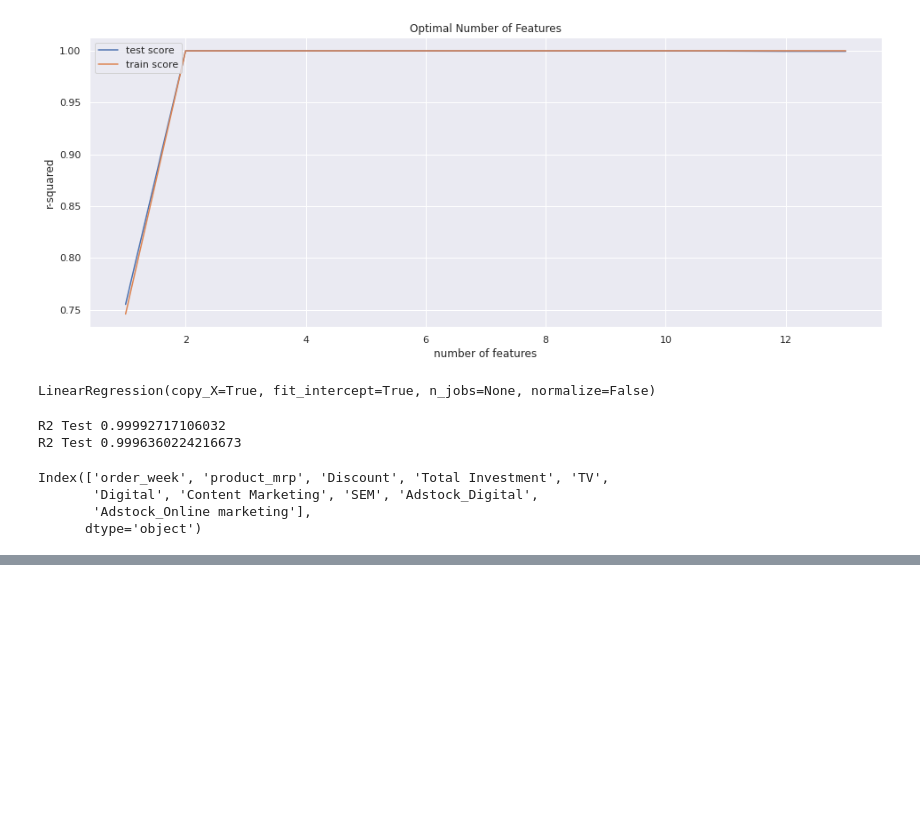
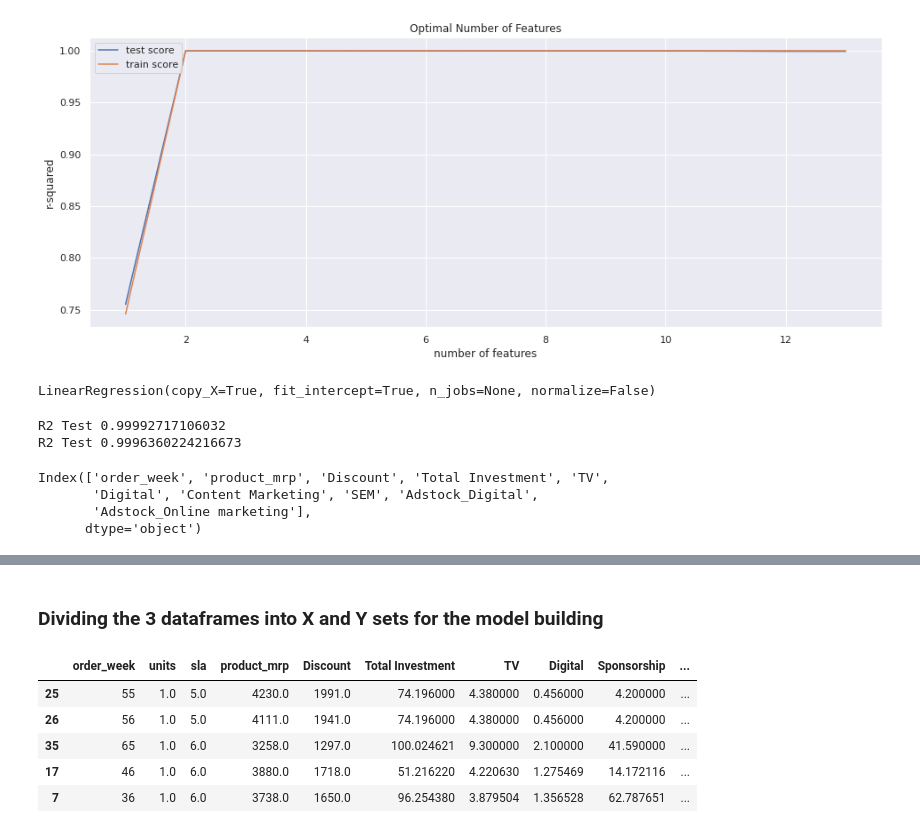
Before and after one commit to Anirudhakumar/DS-, a Jupyter notebook: MarketMixModeling.ipynb, the cells around one changed output, grey strips where cells are left out. Cells and saved outputs as stored; diff of their text form; code cells hidden in the pictures; blank space fills up the shorter version.

```diff
--- a/MarketMixModeling.ipynb
+++ b/MarketMixModeling.ipynb
@@ -1237,0 +1264,33 @@ Index(['order_week', 'product_mrp', 'Discount', 'Total Investment', 'TV',
+# %%
+from sklearn.model_selection import train_test_split
+
+# We specify this so that the train and test data set always have the same rows, respectively
+
+cameraaccessory_train, cameraaccessory_test = train_test_split(cameraaccessory_koy_df, \
+                                                               train_size = 0.7, test_size = 0.3, random_state = 100)
+
+gamingaccessory_train, gamingaccessory_test = train_test_split(gamingaccessory_koy_df, \
+                                                               train_size = 0.7, test_size = 0.3, random_state = 100)
+
+homeaudio_train, homeaudio_test = train_test_split(homeaudio_koy_df, \
+                                                               train_size = 0.7, test_size = 0.3, random_state = 100)
+# %% [markdown]
+### Dividing the 3 dataframes into X and Y sets for the model building
+# %%
+y_cameraaccessory_train = cameraaccessory_train.pop('gmv')
+X_cameraaccessory_train = cameraaccessory_train
+
+y_gamingaccessory_train = gamingaccessory_train.pop('gmv')
+X_gamingaccessory_train = gamingaccessory_train
+
+y_homeaudio_train = homeaudio_train.pop('gmv')
+X_homeaudio_train = homeaudio_train
+
+X_homeaudio_train.head()
+# %% [output]
+|  | order_week | units | sla | product_mrp | Discount | Total Investment | TV | Digital | Sponsorship | ... |
+| 25 | 55 | 1.0 | 5.0 | 4230.0 | 1991.0 | 74.196000 | 4.380000 | 0.456000 | 4.200000 | ... |
+| 26 | 56 | 1.0 | 5.0 | 4111.0 | 1941.0 | 74.196000 | 4.380000 | 0.456000 | 4.200000 | ... |
+| 35 | 65 | 1.0 | 6.0 | 3258.0 | 1297.0 | 100.024621 | 9.300000 | 2.100000 | 41.590000 | ... |
+| 17 | 46 | 1.0 | 6.0 | 3880.0 | 1718.0 | 51.216220 | 4.220630 | 1.275469 | 14.172116 | ... |
+| 7 | 36 | 1.0 | 6.0 | 3738.0 | 1650.0 | 96.254380 | 3.879504 | 1.356528 | 62.787651 | ... |
```
Also changed, not shown: parts of 10 cells of this notebook.
